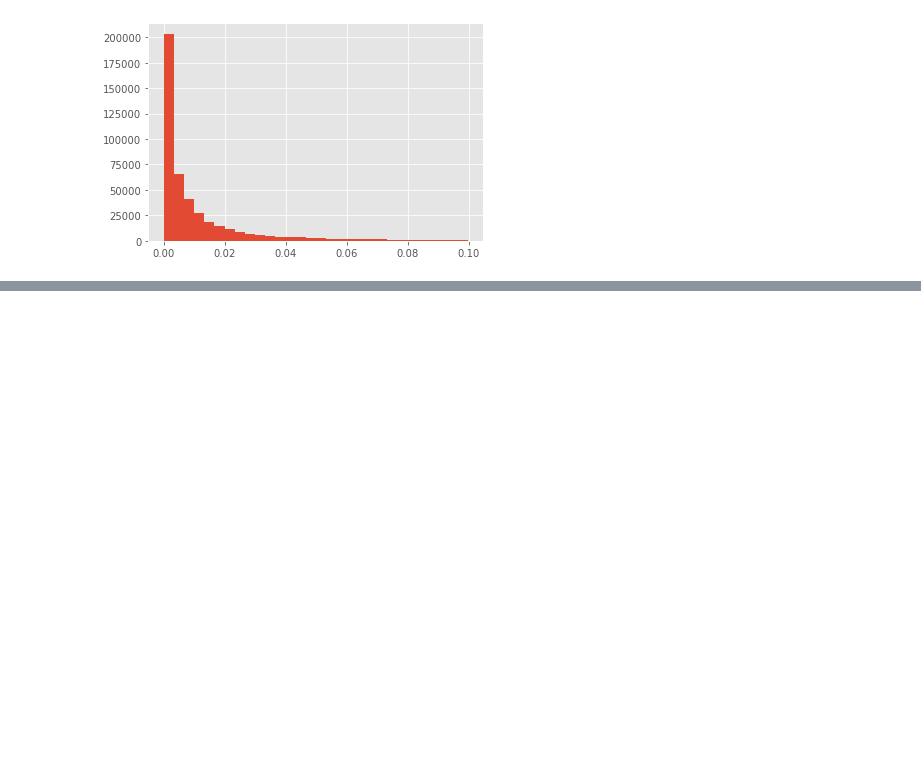
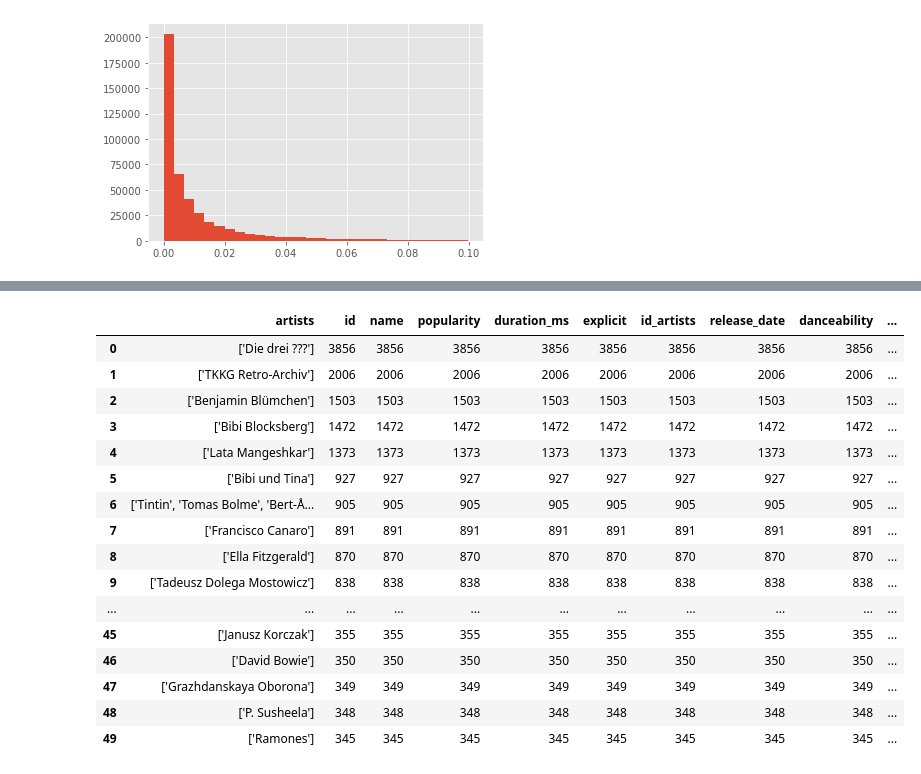
Before and after one commit to mattslatt/music_in_motion_acoustic_signatures, a Jupyter notebook: notebooks/artists.ipynb, the cells around one changed output, grey strips where cells are left out. Saved outputs shown, nothing was run; the diff lists cells and outputs as text; code cells hidden in the pictures; blank space fills up the shorter version.

```diff
--- a/notebooks/artists.ipynb
+++ b/notebooks/artists.ipynb
@@ -408,0 +500,21 @@ genre_artists[genre_artists['genres'] == "'austin americana'"].sort_values('risi
+# %%
+tracks_artist_counts = tracks.groupby('artists').count().sort_values('popularity', ascending=False).head(50).reset_index()
+tracks_artist_counts
+# %% [output]
+|  | artists | id | name | popularity | duration_ms | explicit | id_artists | release_date | danceability | ... |
+| 0 | ['Die drei ???'] | 3856 | 3856 | 3856 | 3856 | 3856 | 3856 | 3856 | 3856 | ... |
+| 1 | ['TKKG Retro-Archiv'] | 2006 | 2006 | 2006 | 2006 | 2006 | 2006 | 2006 | 2006 | ... |
+| 2 | ['Benjamin Blümchen'] | 1503 | 1503 | 1503 | 1503 | 1503 | 1503 | 1503 | 1503 | ... |
+| 3 | ['Bibi Blocksberg'] | 1472 | 1472 | 1472 | 1472 | 1472 | 1472 | 1472 | 1472 | ... |
+| 4 | ['Lata Mangeshkar'] | 1373 | 1373 | 1373 | 1373 | 1373 | 1373 | 1373 | 1373 | ... |
+| 5 | ['Bibi und Tina'] | 927 | 927 | 927 | 927 | 927 | 927 | 927 | 927 | ... |
+| 6 | ['Tintin', 'Tomas Bolme', 'Bert-Å... | 905 | 905 | 905 | 905 | 905 | 905 | 905 | 905 | ... |
+| 7 | ['Francisco Canaro'] | 891 | 891 | 891 | 891 | 891 | 891 | 891 | 891 | ... |
+| 8 | ['Ella Fitzgerald'] | 870 | 870 | 870 | 870 | 870 | 870 | 870 | 870 | ... |
+| 9 | ['Tadeusz Dolega Mostowicz'] | 838 | 838 | 838 | 838 | 838 | 838 | 838 | 838 | ... |
+| ... | ... | ... | ... | ... | ... | ... | ... | ... | ... | ... |
+| 45 | ['Janusz Korczak'] | 355 | 355 | 355 | 355 | 355 | 355 | 355 | 355 | ... |
+| 46 | ['David Bowie'] | 350 | 350 | 350 | 350 | 350 | 350 | 350 | 350 | ... |
+| 47 | ['Grazhdanskaya Oborona'] | 349 | 349 | 349 | 349 | 349 | 349 | 349 | 349 | ... |
+| 48 | ['P. Susheela'] | 348 | 348 | 348 | 348 | 348 | 348 | 348 | 348 | ... |
+| 49 | ['Ramones'] | 345 | 345 | 345 | 345 | 345 | 345 | 345 | 345 | ... |
```
Also changed, not shown: parts of 15 cells of this notebook, 3 other files.
